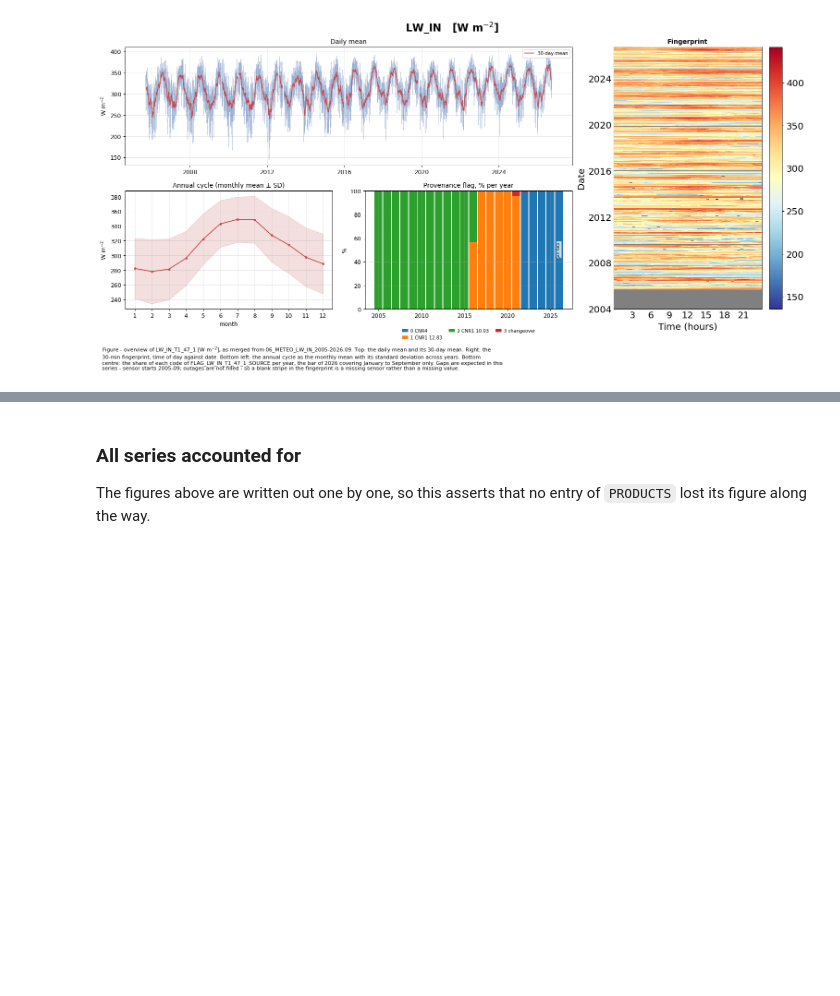
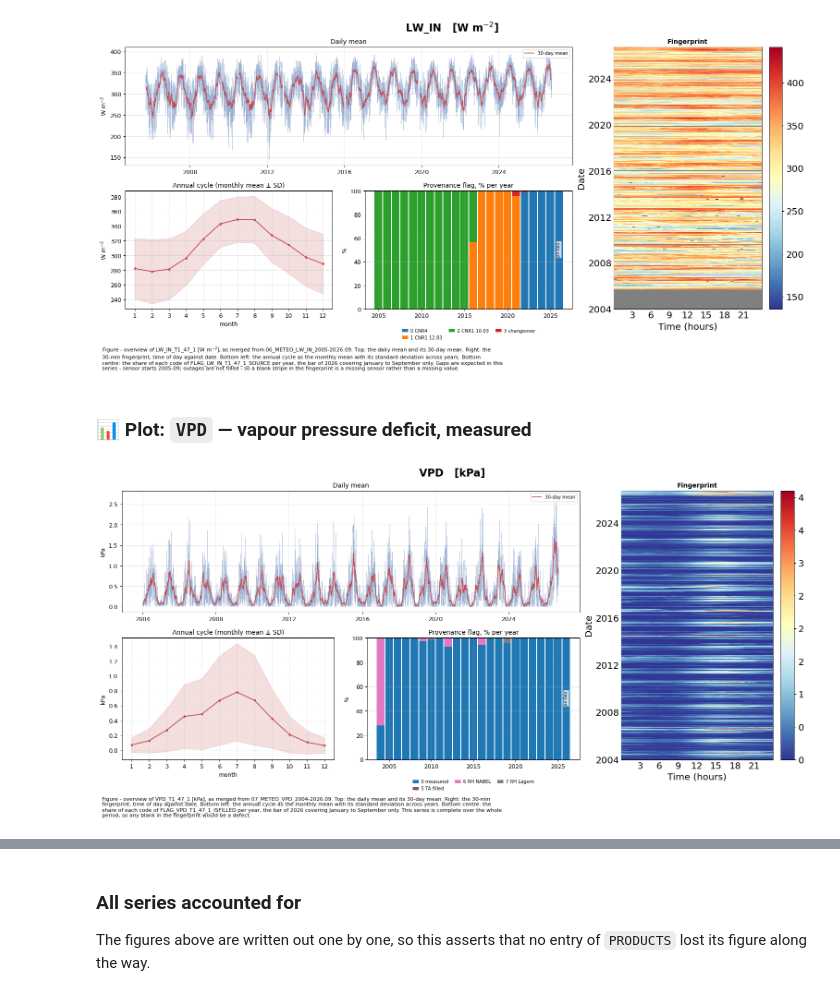
Before and after one commit to holukas/dataset_ch-lae_flux_product, a Jupyter notebook: workflow/10_METEO/30_PRODUCTS/99_METEO_MERGED_2004-2026.09.ipynb, the cells around one changed output, grey strips where cells are left out. Drawn from its saved outputs; the diff is of its cells as text; code cells hidden in the pictures; blank space fills up the shorter version.

Commit message:
Extend VPD to September 2026 and merge it in 99
07 exports VPD from the measured pair and from the homogenised TA and RH, and scores the bases at 2016 and 2026. 99 merges both columns.

```diff
--- a/workflow/10_METEO/30_PRODUCTS/99_METEO_MERGED_2004-2026.09.ipynb
+++ b/workflow/10_METEO/30_PRODUCTS/99_METEO_MERGED_2004-2026.09.ipynb
@@ -112,7 +127,7 @@ OUTNAME = f"99_METEO_MERGED_2004-{PERIOD_LABEL}"
 # variables average, precipitation SUMS. A daily "mean" of 30-min rainfall is about 0.05 mm and
 # means nothing to anyone; a daily total is the number people know.
 #
-# TA, RH and PREC each appear twice, from the same file: the measured series and the homogenised one.
+# TA, RH, VPD and PREC each appear twice, from the same file: the measured series and the homogenised one.
 # See the data-sources notes above for why both ship and which flag is shown with which.
 REGISTRY = [
     ("01_METEO_SW_IN_GAPFILLED_2004-2026.09",   "SW_IN_T1_47_1_gfXG",          "FLAG_SW_IN_T1_47_1_ISFILLED",   "SW_IN",   "W m$^{-2}$",             "mean"),
@@ -127,9 +142,13 @@ REGISTRY = [
     ("05_METEO_PA_2005-2026.09",                "PA_T1_47_1",                  None,                            "PA",      "kPa",                    "mean"),
     ("06_METEO_LW_IN_2005-2026.09",             "LW_IN_T1_47_1",               "FLAG_LW_IN_T1_47_1_SOURCE",     "LW_IN",   "W m$^{-2}$",             "mean"),
 
-    # --- 07 to 13: still on their *_2025 files, so not merged (see PRODUCTS below) ------------
-    ("07_METEO_VPD_2004-2025",               "VPD_T1_47_1",          ("FLAG_VPD_T1_47_1_ISFILLED",
-                                                                     "FLAG_VPD_T1_47_1_SOURCE"),     "VPD",      "kPa",                     "mean"),
+    # VPD pairs its two value columns with its two flags the way TA and RH do. The SOURCE flag is
+    # named in both entries and merged once.
+    ("07_METEO_VPD_2004-2026.09",              "VPD_T1_47_1",                 ("FLAG_VPD_T1_47_1_ISFILLED",
+                                                                             "FLAG_VPD_T1_47_1_SOURCE"),    "VPD",     "kPa",                    "mean"),
+    ("07_METEO_VPD_2004-2026.09",              "VPD_T1_47_1_HOMOGENIZED",     "FLAG_VPD_T1_47_1_SOURCE",       "VPD_HOM", "kPa",                    "mean"),
+
+    # --- 08 to 13: still on their *_2025 files, so not merged (see PRODUCTS below) ------------
     ("08_METEO_PREC_GAPFILLED_2004-2025",    "PREC_TOT_T1_47_1",             "FLAG_PREC_TOT_T1_47_1_ISFILLED", "PREC",     "mm (30min)$^{-1}$", "sum"),
     ("08_METEO_PREC_GAPFILLED_2004-2025",    "PREC_TOT_T1_47_1_HOMOGENIZED", "FLAG_PREC_TOT_T1_47_1_SOURCE",   "PREC_HOM", "mm (30min)$^{-1}$", "sum"),
 
@@ -209,7 +228,7 @@ REGISTRY = [
 ]
 
 # Only the products that already reach PERIOD_END are merged, and the file stem decides, because it
-# carries the end of the product's period. 07-13 stay in REGISTRY with their gap reasons, flag
+# carries the end of the product's period. 08-13 stay in REGISTRY with their gap reasons, flag
 # labels and descriptions, so extending one of them only means changing its stem above. Every stem
 # must end in one of the two periods, so a mistyped stem raises here instead of dropping a product.
 PRODUCTS = [p for p in REGISTRY if p[0].endswith(PERIOD_LABEL)]
@@ -301,6 +320,8 @@ FLAG_LABELS = {
     # pyranometer's factor and therefore reading low. See notebook 06.
     "LW_IN":   {0: "CNR4", 1: "CNR1 12.83", 2: "CNR1 10.03", 3: "changeover"},
     "VPD":     {0: "measured", 5: "TA filled", 6: "RH NABEL", 7: "RH Lägern"},
+    "VPD_HOM": {0: "CS215", 1: "MP101A", 2: "changeover", 3: "pre-tower", 4: "HygroVUE10",
+                5: "probe handled", 6: "CS215 after handling", 7: "CS215 heated"},
     "PREC":    {0: "measured", 1: "OED fill", 2: "no reference"},
     "PREC_HOM": {0: "not measured", 1: "EMPA era", 2: "transition", 3: "ETH/NABEL rec",
                  4: "ETH/mst", 5: "ETH/diive"},
@@ -380,8 +401,12 @@ VARIABLE_INFO = {
                 "Thermal radiation received from the sky. Exported as measured, and the SOURCE "
                 "flag names the instrument and calibration factor behind each era."),
     "VPD":     ("vapour pressure deficit",
-                "How far the air is from saturation. Computed from TA and RH rather than measured, "
-                "so its flag says what each value was computed from."),
+                "How far the air is from saturation, computed from the measured TA and RH. Its "
+                "ISFILLED flag says what each value was computed from. It steps where the probe "
+                "changed in 2016 and June 2026, so use VPD_HOM across either change."),
+    "VPD_HOM": ("vapour pressure deficit, homogenised",
+                "Computed from the homogenised TA and RH, so every probe era is on the level of the "
+                "CS215 probe. Use this across the probe changes and the measured column elsewhere."),
     "PREC":    ("precipitation",
                 "Rain and melted snow collected during the half-hour. The era before 2018 reads "
                 "about 20 % low, so use PREC_HOM for anything crossing 2018."),
@@ -463,19 +488,19 @@ for _p in REGISTRY:
 
 # Which series contain values that were modelled rather than measured. Declared rather than
 # inferred, because the naming convention does not carry it reliably: RH is reconstructed under a
-# _MISSING flag, and TA_HOM, RH_HOM and PREC_HOM inherit the fill of the series they rescale, so
-# none of the four shows its fill in its own column name. The assertion below is what keeps the
+# _MISSING flag, and TA_HOM, RH_HOM, VPD_HOM and PREC_HOM inherit the fill of the series they
+# rescale or are computed from, so none of the five shows its fill in its own column name. The assertion below is what keeps the
 # declaration true - a product added later that carries a fill flag fires it, rather than being
 # described as measured by omission.
 GAPFILLED_SERIES = {
-    "SW_IN", "TA", "TA_HOM", "PPFD_IN", "RH", "RH_HOM", "VPD", "PREC", "PREC_HOM",
+    "SW_IN", "TA", "TA_HOM", "PPFD_IN", "RH", "RH_HOM", "VPD", "VPD_HOM", "PREC", "PREC_HOM",
     "TS_0.05", "TS_0.1", "TS_0.15", "TS_0.2", "TS_0.3", "TS_0.5", "TS_0.6",
 }
 _flagged_fill = {_p[3] for _p in REGISTRY
                  if any(_f.endswith(("_ISFILLED", "_METHOD", "_MISSING"))
                         for _f in flagcols(_p[2]))}
 assert GAPFILLED_SERIES <= {_p[3] for _p in REGISTRY}, "GAPFILLED_SERIES names a series that is not in REGISTRY"
-assert GAPFILLED_SERIES - _flagged_fill == {"TA_HOM", "RH_HOM", "PREC_HOM"}, (
+assert GAPFILLED_SERIES - _flagged_fill == {"TA_HOM", "RH_HOM", "VPD_HOM", "PREC_HOM"}, (
     "the declared gap-filled set no longer matches the flags: the only series that may be listed "
     "without a fill flag of their own are the homogenised twins of filled series")
 assert _flagged_fill <= GAPFILLED_SERIES, (
@@ -1215,3 +1246,9 @@ plot_product("PA")
 plot_product("LW_IN")
 # %% [output]
 [figure]
+# %% [markdown]
+### 📊 Plot: `VPD` — vapour pressure deficit, measured
+# %%
+plot_product("VPD")
+# %% [output]
+[figure, added]
```
Also changed, not shown: parts of 16 cells of this notebook, 4 other files.
